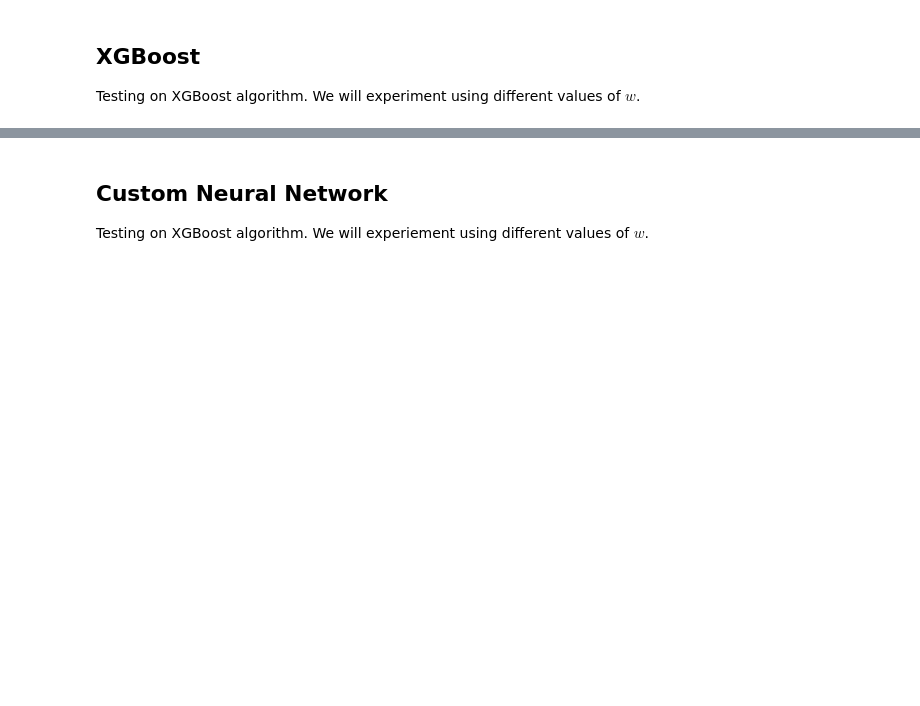
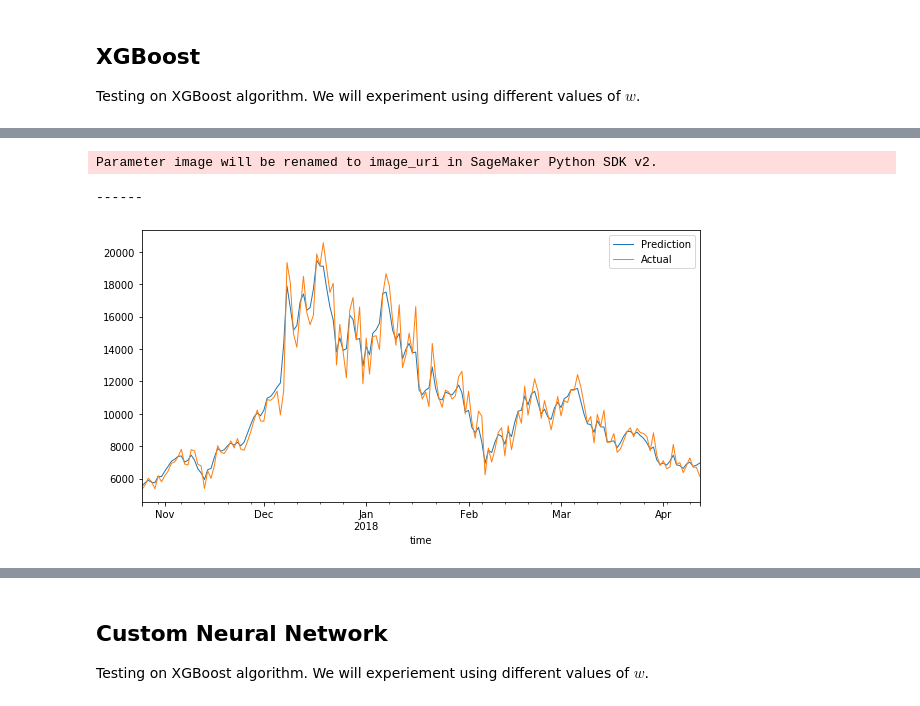
Before and after one commit to stevewam/crypto-prediction, a Jupyter notebook: Model Training.ipynb, the cells around one changed output, grey strips where cells are left out. Cells and saved outputs as stored; diff of their text form; code cells hidden in the pictures; blank space fills up the shorter version.

```diff
--- a/Model Training.ipynb
+++ b/Model Training.ipynb
@@ -332,0 +432,5 @@ Parameter image_name will be renamed to image_uri in SageMaker Python SDK v2.
+# %%
+predictor = xgb_custom.deploy(initial_instance_count=1, instance_type="ml.m4.xlarge")
+# %% [output]
+Parameter image will be renamed to image_uri in SageMaker Python SDK v2.
+------
@@ -332,0 +465,4 @@ Parameter image_name will be renamed to image_uri in SageMaker Python SDK v2.
+# %%
+plot_predicted_vs_actual(asset_matrix, 'BTC')
+# %% [output]
+[figure, added]
```
Also changed, not shown: parts of 14 cells of this notebook.
